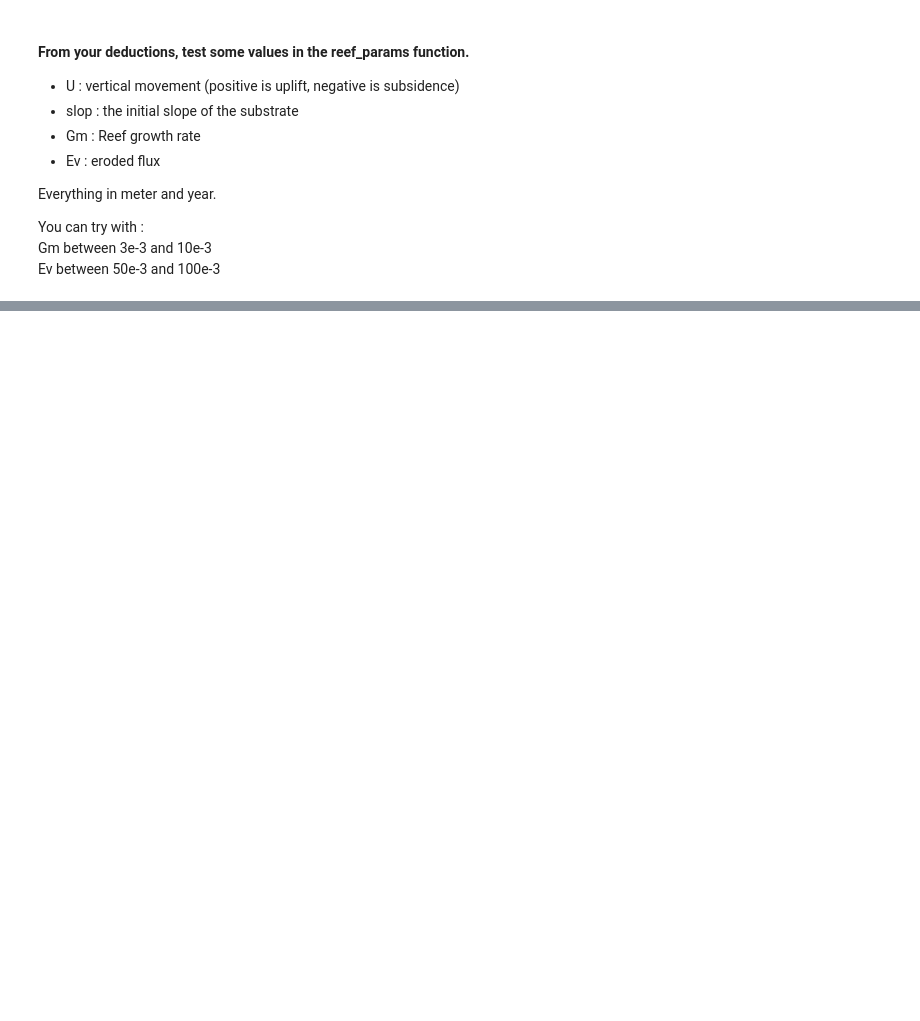
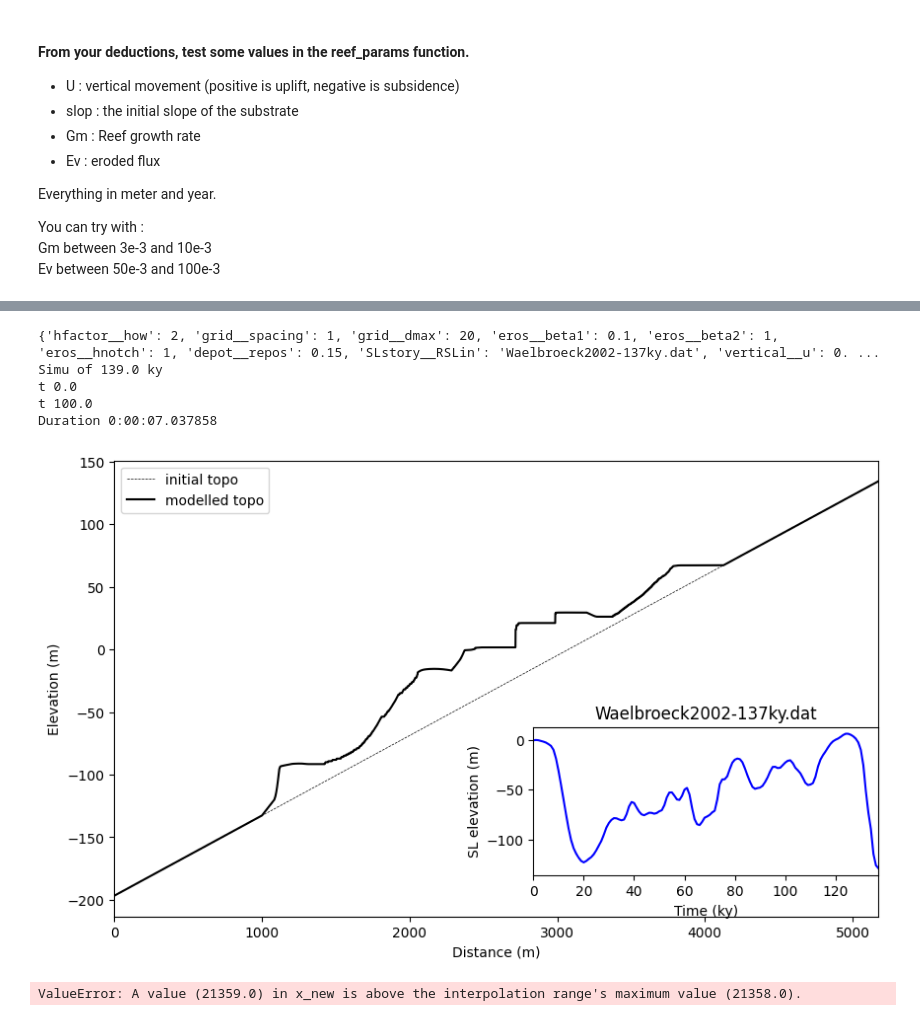
Before and after one commit to YBoucharat/TP_Coral_2024, a Jupyter notebook: REEF/Run_REEF.ipynb, the cells around one changed output, grey strips where cells are left out. Saved outputs shown, nothing was run; the diff lists cells and outputs as text; code cells hidden in the pictures; blank space fills up the shorter version.

```diff
--- a/REEF/Run_REEF.ipynb
+++ b/REEF/Run_REEF.ipynb
@@ -364,0 +388,20 @@ REEF.plot(compare='Laundi_dGPS_Denovan.dat')
+# %%
+# Set the variables
+REEF.reef_params(SL = 'Waelbroeck2002-137ky.dat',
+                U = 0.48e-3,
+                slop = 6.4e-2,
+                Gm = 5.3e-3,
+                Ev = 72e-3)
+
+# Run the model
+ds_out = REEF.run(dt = 100, save = False, construction=True)
+
+# Plot the output
+REEF.plot()
+# %% [output]
+{'hfactor__how': 2, 'grid__spacing': 1, 'grid__dmax': 20, 'eros__beta1': 0.1, 'eros__beta2': 1, 'eros__hnotch': 1, 'depot__repos': 0.15, 'SLstory__RSLin': 'Waelbroeck2002-137ky.dat', 'vertical__u': 0. ...
+Simu of 139.0 ky
+t 0.0
+t 100.0
+Duration 0:00:07.037858
+[figure, added]
@@ -364,0 +410,24 @@ REEF.plot(compare='Laundi_dGPS_Denovan.dat')
+# %%
+# Downsample the data: take one point every 100 meters
+elevation = ds_out.profile__z.values
+downsample_factor = 59
+x_original = ds_out.x.values
+x_downsampled = x_original[::downsample_factor]
+elevation_downsampled = elevation[::downsample_factor]
+
+# Interpolate to create a smooth curve
+interpolation_function = interp1d(x_downsampled, elevation_downsampled, kind='cubic')
+elevation_smoothed = interpolation_function(x_original)
+
+# Plot the original and smoothed data
+plt.figure(figsize=(10, 5))
+plt.plot(x_original, elevation, label='Original Data', color='gray', alpha=0.5)
+plt.plot(x_original, elevation_smoothed, label='Smoothed Data (Interpolated)', color='red')
+plt.scatter(x_downsampled, elevation_downsampled, color='blue', label='Downsampled Points', zorder=3)
+plt.xlabel('Distance (m)')
+plt.ylabel('Elevation')
+plt.title('Elevation Data Smoothing with Interpolation')
+plt.legend()
+plt.show()
+# %% [output]
+ValueError: A value (21359.0) in x_new is above the interpolation range's maximum value (21358.0).
```
Also changed, not shown: parts of 12 cells of this notebook.
